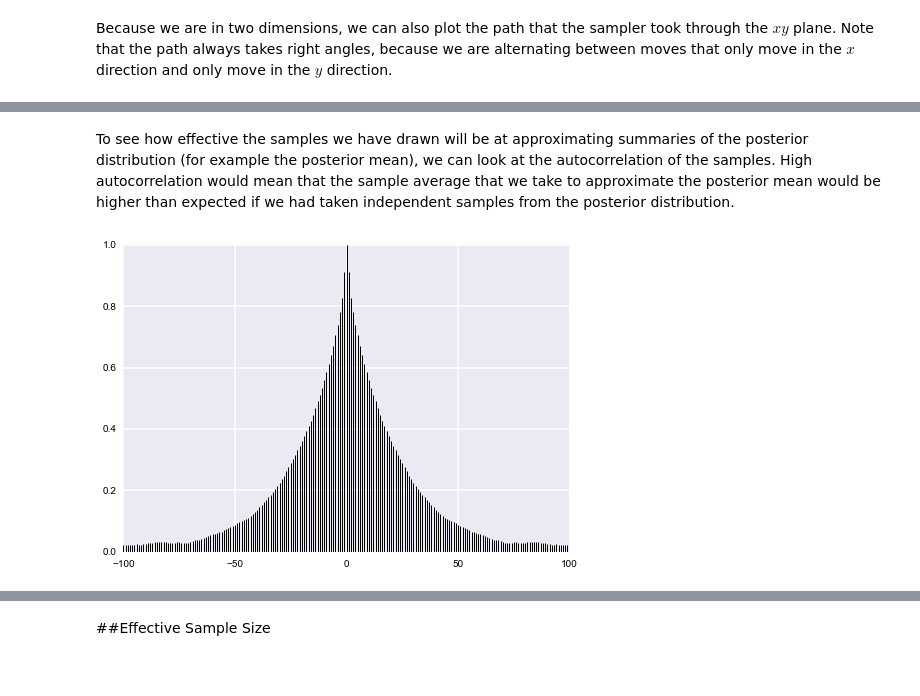
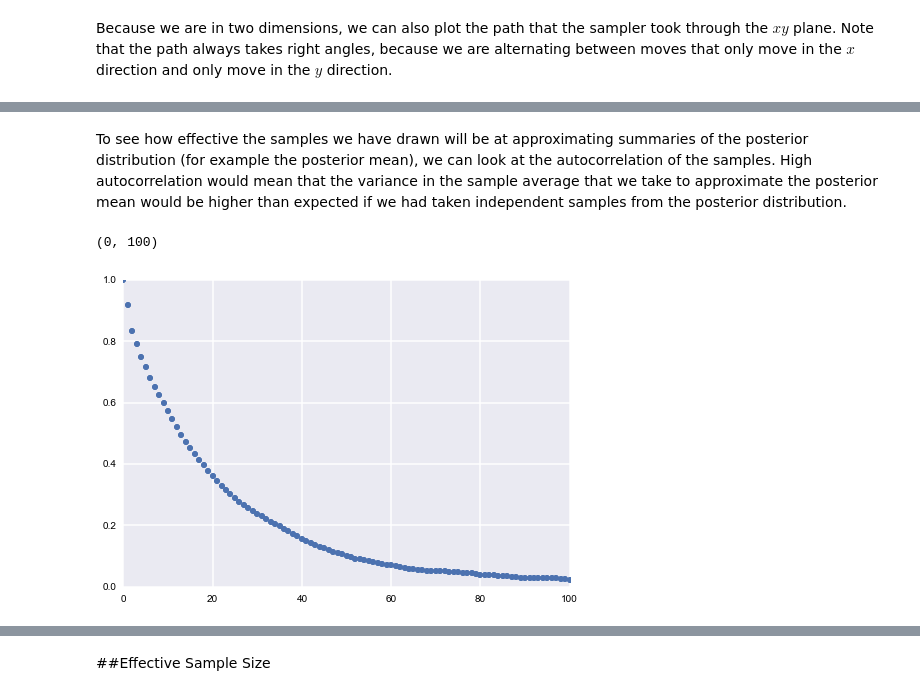
Before and after one commit to AM207/Site, a Jupyter notebook: am207/content/notebooks/Lecture9_Gibbs.ipynb, the cells around one changed output, grey strips where cells are left out. Cells and saved outputs as stored; diff of their text form; code cells hidden in the pictures.

```diff
--- a/am207/content/notebooks/Lecture9_Gibbs.ipynb
+++ b/am207/content/notebooks/Lecture9_Gibbs.ipynb
@@ -184,6 +184,8 @@ plt.plot(x[:300],y[:300], c='r', alpha=0.3, lw=1)
 # %% [markdown]
-To see how effective the samples we have drawn will be at approximating summaries of the posterior distribution (for example the posterior mean), we can look at the autocorrelation of the samples. High autocorrelation would mean that the sample average that we take to approximate the posterior mean would be higher than expected if we had taken independent samples from the posterior distribution.
+To see how effective the samples we have drawn will be at approximating summaries of the posterior distribution (for example the posterior mean), we can look at the autocorrelation of the samples. High autocorrelation would mean that the variance in the sample average that we take to approximate the posterior mean would be higher than expected if we had taken independent samples from the posterior distribution.
 # %%
-plt.acorr(x-np.mean(x), maxlags=100, lw=1 , normed=True);
+plt.acorr(x-np.mean(x), maxlags=100,  normed=True, usevlines=False);
+plt.xlim( (0, 100))
 # %% [output]
+(0, 100)
-[figure, old version]
+[figure, new version]
```
Also changed, not shown: parts of 49 cells of this notebook, 6 other files.
